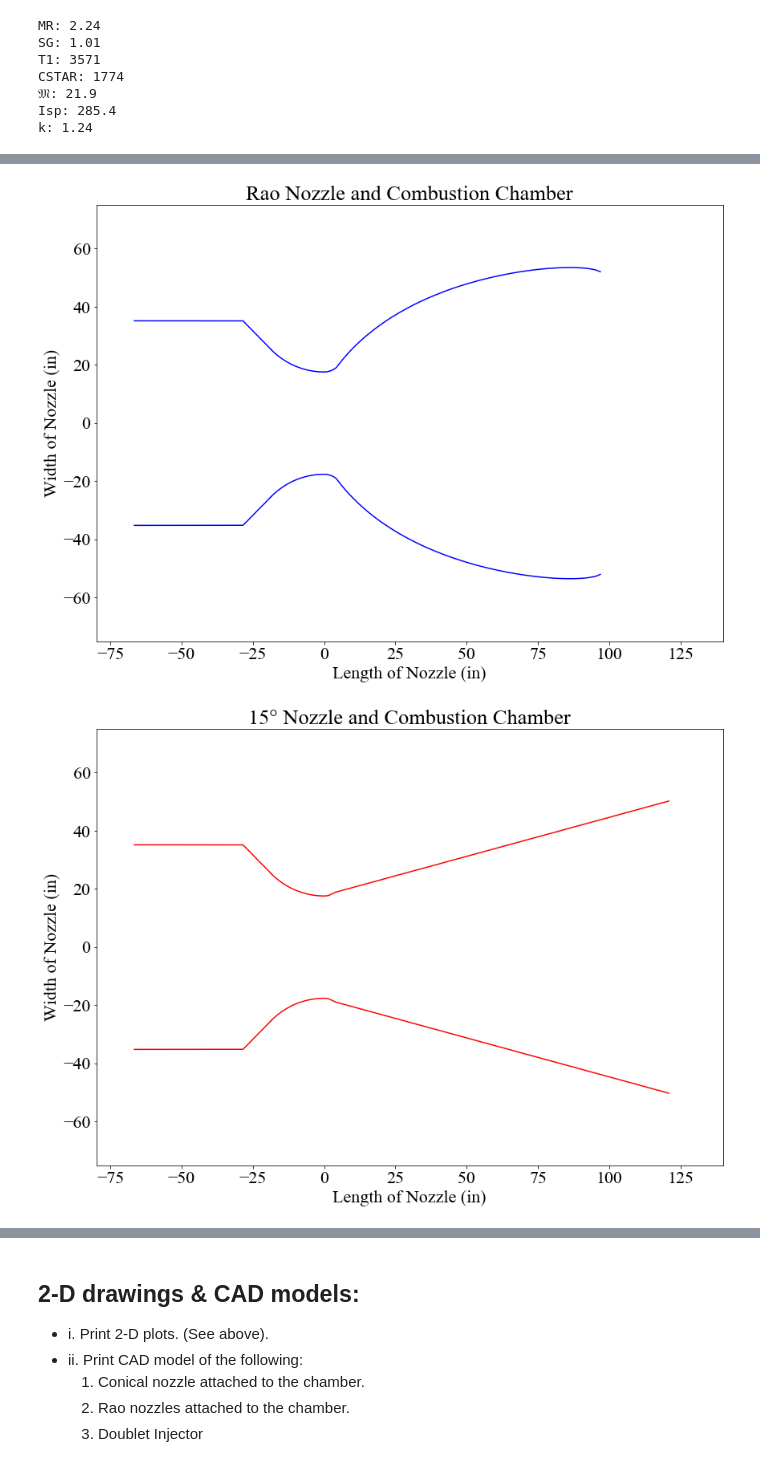
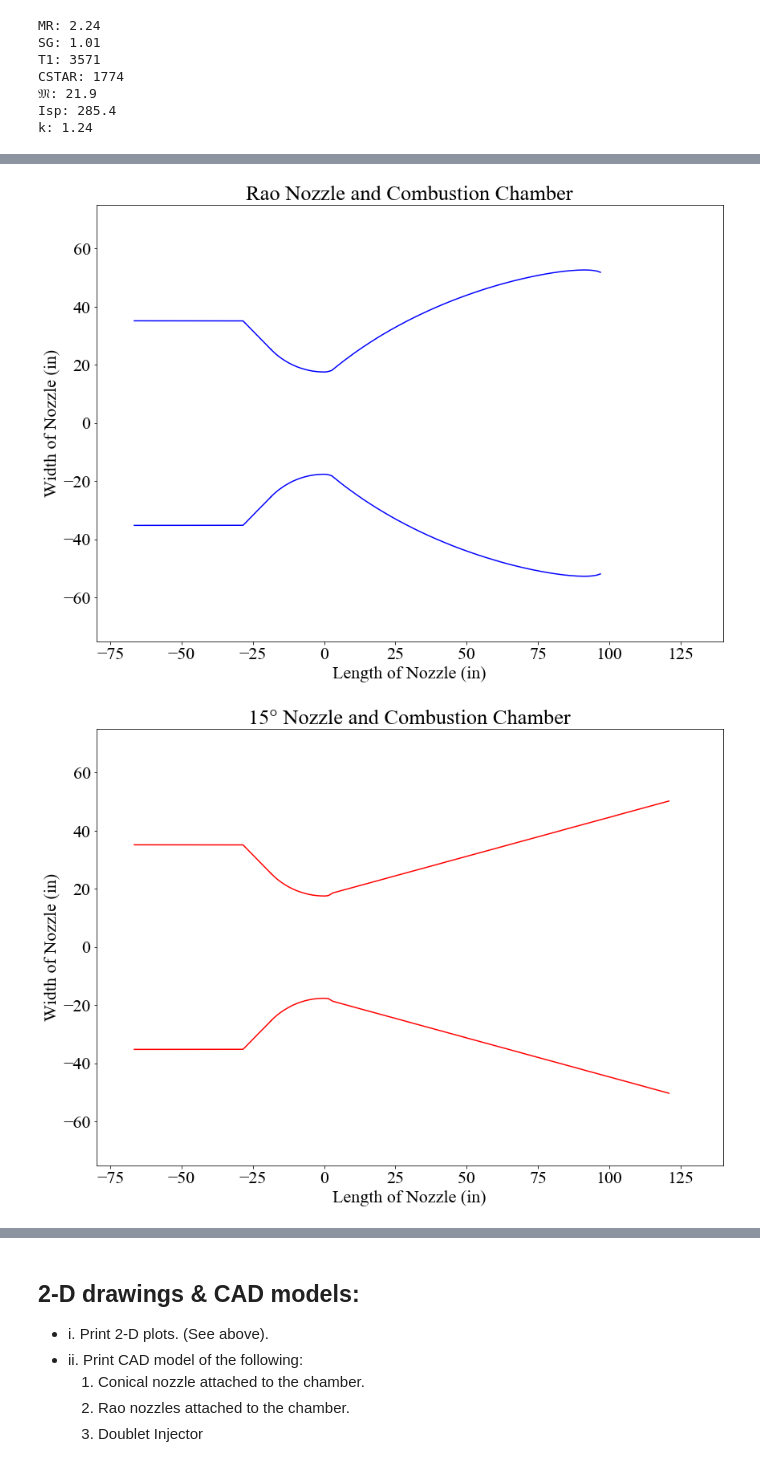
Before and after one commit to jack-house/AE771-Rocket, a Jupyter notebook: AE771 Final Project.ipynb, the cells around one changed output, grey strips where cells are left out. Drawn from its saved outputs; the diff is of its cells as text; code cells hidden in the pictures.

```diff
--- a/AE771 Final Project.ipynb
+++ b/AE771 Final Project.ipynb
@@ -257,8 +257,8 @@ Rt=Dt/2                 #Throat Radius | in
 D2=np.sqrt(A2_A*4/np.pi)  #Exit Diameter | in
 Re=D2/2                 #Exit Radius |in
 Ln=((D2-Dt)/2)*(np.sin(math.radians(90-Coneθ))/np.sin(math.radians(Coneθ)))   #Nozzle Length | in
-θN=40                   #Nozzle Curve Angle Estimate | degrees
-θE=8                    #Exit Angle Estimate | degrees
+θN=24                   #Nozzle Curve Angle Estimate | degrees
+θE=11.5                    #Exit Angle Estimate | degrees
 
 
 #Converging Nozzle
@@ -353,34 +353,38 @@ plt.show()
 NegY15=[i*-1 for i in Y15] #Creating the other side
 col='red'
 plt.plot(X15,Y15,color=col)
 plt.plot(X15,NegY15,color=col)
 plt.plot(CCX,CCY,color=col)
 plt.plot(CCX,NegCCY,color=col)
 plt.xlim([-80,140])
 plt.ylim([-75,75])
 plt.title('15° Nozzle and Combustion Chamber')
 plt.xlabel('Length of Nozzle (in)')
 plt.ylabel('Width of Nozzle (in)')
 plt.show()
 
 #Resonance Frequencies
 RLlong=2*(CL/12)      #Resonance λ Longitudinal | in
 RLrad=2*(Dc/12)       #Resonance λ Radial | in
 RLtan=2*np.pi*(Dc/12) #Resonance λ Tangential | in
 A=(k*T1*R/𝔐)**0.5
 RFlong=A/RLlong       #Resonance Frequency Longitudinal | Hz
 RFrad=A/RLrad         #Resonance Frequency Radial | Hz
 RFtan=A/RLtan         #Resonance Frequency Tangential | Hz
 
-print("Chamber Characteristics")
+print('---------------------------------------------------------')
+print('----------------Chamber Characteristics------------------')
+print('---------------------------------------------------------\n')
 print("Chamber Length:",round(CL,2),"in")
 print("Chamber Diameter:",round(Dc,2),"in")
-print("Resonance Frequencies")
+print('---------------------------------------------------------')
+print('----------------Resonance Frequencies--------------------')
+print('---------------------------------------------------------\n')
 print("1st Longitudinal Mode:", round(RFlong,3),"Hz")
 print("1st Radial Mode:", round(RFrad,3),"Hz")
 print("1st Tangential Mode:", round(RFtan,3),"Hz")
 # %% [output]
 [interactive output not drawn]
 [interactive output not drawn]
-[figure, old version]
+[figure, new version]
 [figure]
```
Also changed, not shown: parts of 2 cells of this notebook.
